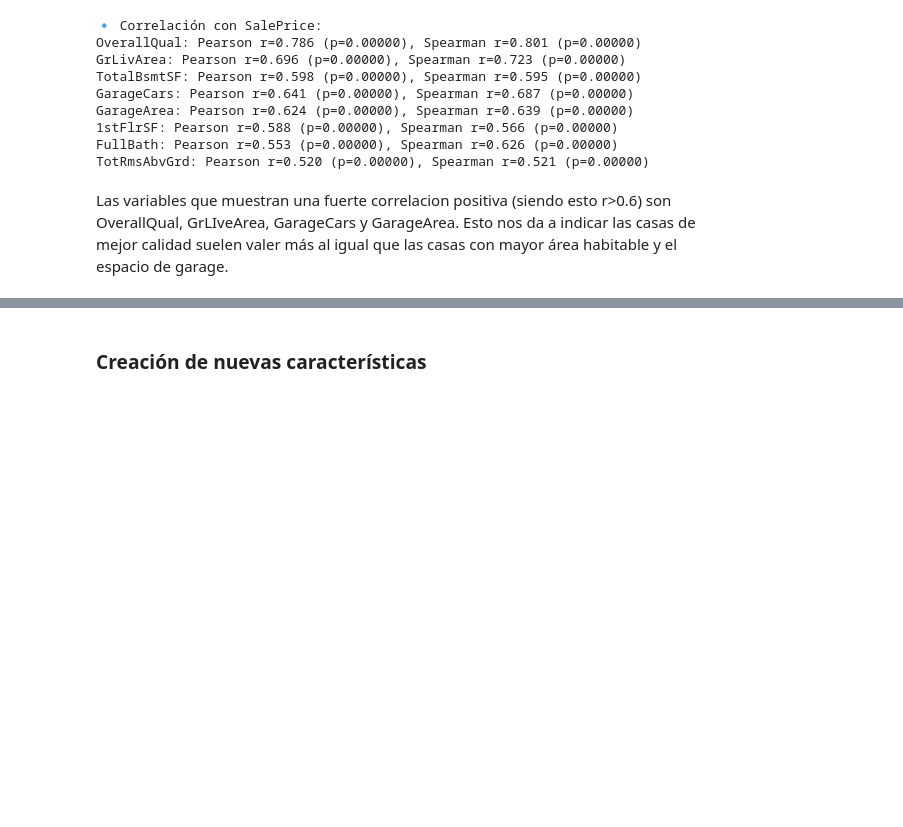
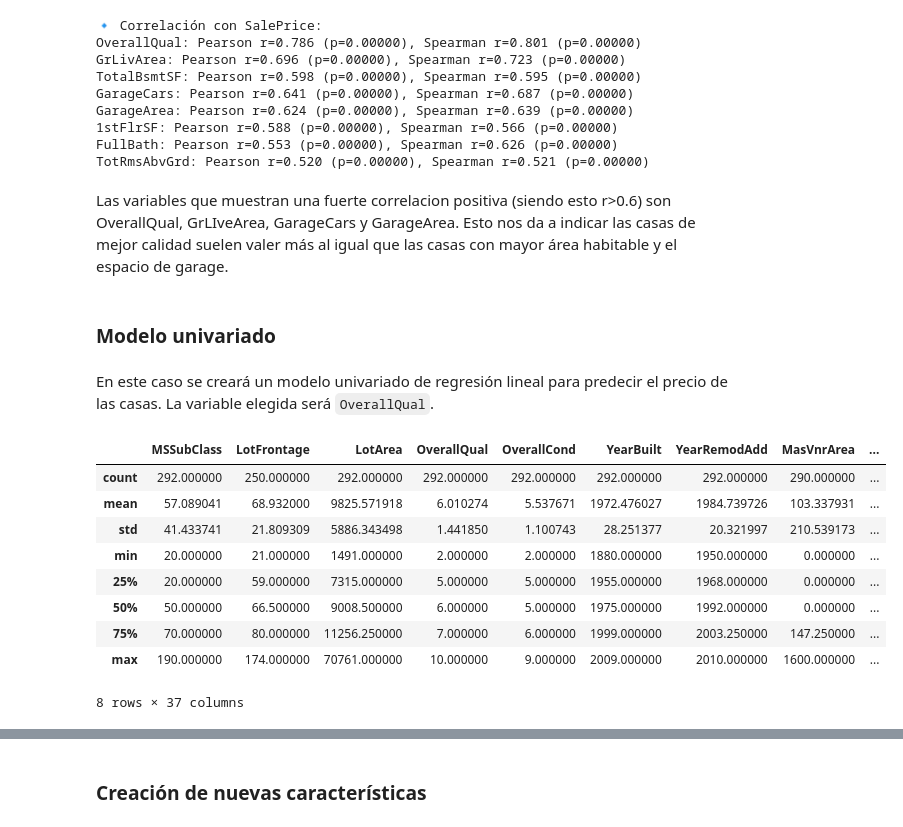
Before and after one commit to tsc221645/CC_3074_Proyecto_2, a Jupyter notebook: initial_analysis.ipynb, the cells around one changed output, grey strips where cells are left out. Cells and saved outputs as stored; diff of their text form; code cells hidden in the pictures; blank space fills up the shorter version.

```diff
--- a/initial_analysis.ipynb
+++ b/initial_analysis.ipynb
@@ -487,3 +487,8 @@ FullBath: Pearson r=0.553 (p=0.00000), Spearman r=0.626 (p=0.00000)
 TotRmsAbvGrd: Pearson r=0.520 (p=0.00000), Spearman r=0.521 (p=0.00000)
 # %% [markdown]
 Las variables que muestran una fuerte correlacion positiva (siendo esto r>0.6) son OverallQual, GrLIveArea, GarageCars y GarageArea. Esto nos da a indicar las casas de mejor calidad suelen valer más al igual que las casas con mayor área habitable y el espacio de garage.
+# %% [markdown]
+### Modelo univariado
+# %% [markdown]
+En este caso se creará un modelo univariado de regresión lineal para predecir el precio de las casas.
+La variable elegida será `OverallQual`.
@@ -489,0 +497,13 @@ Las variables que muestran una fuerte correlacion positiva (siendo esto r>0.6) s
+# %%
+df_test.describe() # ver datos
+# %% [output]
+|  | MSSubClass | LotFrontage | LotArea | OverallQual | OverallCond | YearBuilt | YearRemodAdd | MasVnrArea | ... |
+| count | 292.000000 | 250.000000 | 292.000000 | 292.000000 | 292.000000 | 292.000000 | 292.000000 | 290.000000 | ... |
+| mean | 57.089041 | 68.932000 | 9825.571918 | 6.010274 | 5.537671 | 1972.476027 | 1984.739726 | 103.337931 | ... |
+| std | 41.433741 | 21.809309 | 5886.343498 | 1.441850 | 1.100743 | 28.251377 | 20.321997 | 210.539173 | ... |
+| min | 20.000000 | 21.000000 | 1491.000000 | 2.000000 | 2.000000 | 1880.000000 | 1950.000000 | 0.000000 | ... |
+| 25% | 20.000000 | 59.000000 | 7315.000000 | 5.000000 | 5.000000 | 1955.000000 | 1968.000000 | 0.000000 | ... |
+| 50% | 50.000000 | 66.500000 | 9008.500000 | 6.000000 | 5.000000 | 1975.000000 | 1992.000000 | 0.000000 | ... |
+| 75% | 70.000000 | 80.000000 | 11256.250000 | 7.000000 | 6.000000 | 1999.000000 | 2003.250000 | 147.250000 | ... |
+| max | 190.000000 | 174.000000 | 70761.000000 | 10.000000 | 9.000000 | 2009.000000 | 2010.000000 | 1600.000000 | ... |
+8 rows × 37 columns
```
Also changed, not shown: parts of 6 cells of this notebook.
